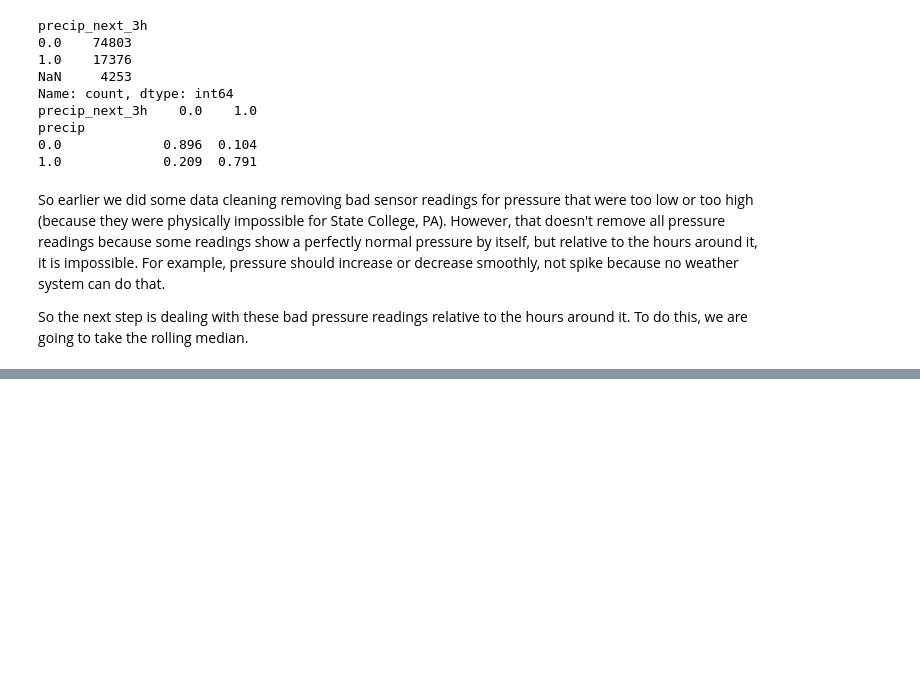
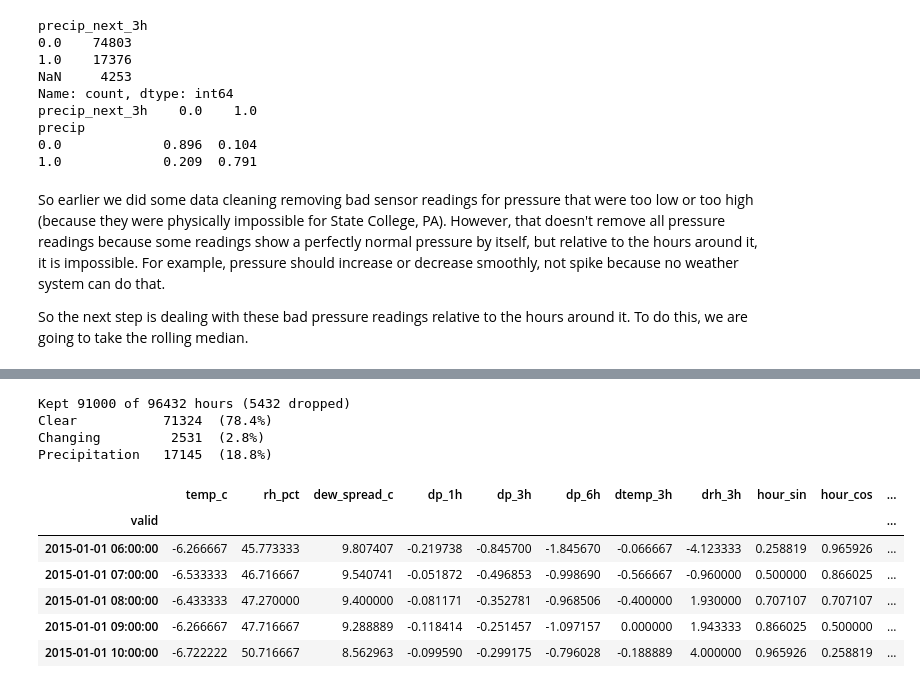
Before and after one commit to sadid-hassan/ESP32-TinyML-Weather-Prediction, a Jupyter notebook: notebooks/02_data_preprocessing.ipynb, the cells around one changed output, grey strips where cells are left out. Cells and saved outputs as stored; diff of their text form; code cells hidden in the pictures; blank space fills up the shorter version.

```diff
--- a/notebooks/02_data_preprocessing.ipynb
+++ b/notebooks/02_data_preprocessing.ipynb
@@ -105,3 +209,13 @@ dtype: int64
+# %%
+import json
+tide_info = {
+    "timezone": "fixed UTC-5, no daylight saving",
+    "unit": "hPa",
+    "offset_by_hour": [round(float(tide[h]), 4) for h in range(24)],   # subtract offset_by_hour[hour] from raw pressure
+}
+Path("../models").mkdir(exist_ok=True)
+with open("../models/tide.json", "w") as f:
+    json.dump(tide_info, f, indent=2)
 # %%
 print("Fraction of known hours with precipitation:",
       hourly["precip"].mean().round(3))
@@ -288,0 +433,15 @@ Precipitation (class 2) share of all hours: 18.8 %
+# %%
+CHANGING_HPA = 2.0            # "Changing" = pressure falls at least this much in the next 3 h
+CLEAR, CHANGING, PRECIP = 0, 1, 2
+CLASS_NAMES = ["Clear", "Changing", "Precipitation"]
+
+precip_soon = hourly["precip_next_3h"]     # 1.0, 0.0, or NaN (unknown)
+dp_future   = hourly["dp_future_3h"]       # pressure change over the NEXT 3 h
+
+label = pd.Series(np.nan, index=hourly.index)   # start with everything "unknown"
+label.loc[precip_soon == 1] = PRECIP
+label.loc[(precip_soon == 0) & (dp_future <= -CHANGING_HPA)] = CHANGING
+label.loc[(precip_soon == 0) & (dp_future >  -CHANGING_HPA)] = CLEAR
+hourly["label"] = label
+
+print(hourly["label"].value_counts(dropna=False).sort_index())
@@ -288,0 +488,28 @@ Precipitation (class 2) share of all hours: 18.8 %
+# %%
+model_df = feat.copy()
+model_df["label"] = hourly["label"]
+
+before = len(model_df)
+model_df = model_df.dropna()            # drop any hour with a missing feature OR label
+model_df["label"] = model_df["label"].astype(int)
+print(f"Kept {len(model_df)} of {before} hours ({before - len(model_df)} dropped)")
+
+counts = model_df["label"].value_counts().sort_index()
+for i, name in enumerate(CLASS_NAMES):
+    print(f"{name:14s} {counts[i]:6d}  ({100 * counts[i] / len(model_df):.1f}%)")
+
+Path("../data/processed").mkdir(parents=True, exist_ok=True)
+model_df.to_csv("../data/processed/unv_model_ready.csv")
+model_df.head()
+# %% [output]
+Kept 91000 of 96432 hours (5432 dropped)
+Clear           71324  (78.4%)
+Changing         2531  (2.8%)
+Precipitation   17145  (18.8%)
+|  | temp_c | rh_pct | dew_spread_c | dp_1h | dp_3h | dp_6h | dtemp_3h | drh_3h | hour_sin | hour_cos | ... |
+| valid |  |  |  |  |  |  |  |  |  |  | ... |
+| 2015-01-01 06:00:00 | -6.266667 | 45.773333 | 9.807407 | -0.219738 | -0.845700 | -1.845670 | -0.066667 | -4.123333 | 0.258819 | 0.965926 | ... |
+| 2015-01-01 07:00:00 | -6.533333 | 46.716667 | 9.540741 | -0.051872 | -0.496853 | -0.998690 | -0.566667 | -0.960000 | 0.500000 | 0.866025 | ... |
+| 2015-01-01 08:00:00 | -6.433333 | 47.270000 | 9.400000 | -0.081171 | -0.352781 | -0.968506 | -0.400000 | 1.930000 | 0.707107 | 0.707107 | ... |
+| 2015-01-01 09:00:00 | -6.266667 | 47.716667 | 9.288889 | -0.118414 | -0.251457 | -1.097157 | 0.000000 | 1.943333 | 0.866025 | 0.500000 | ... |
+| 2015-01-01 10:00:00 | -6.722222 | 50.716667 | 8.562963 | -0.099590 | -0.299175 | -0.796028 | -0.188889 | 4.000000 | 0.965926 | 0.258819 | ... |
```
Also changed, not shown: parts of 17 cells of this notebook.
